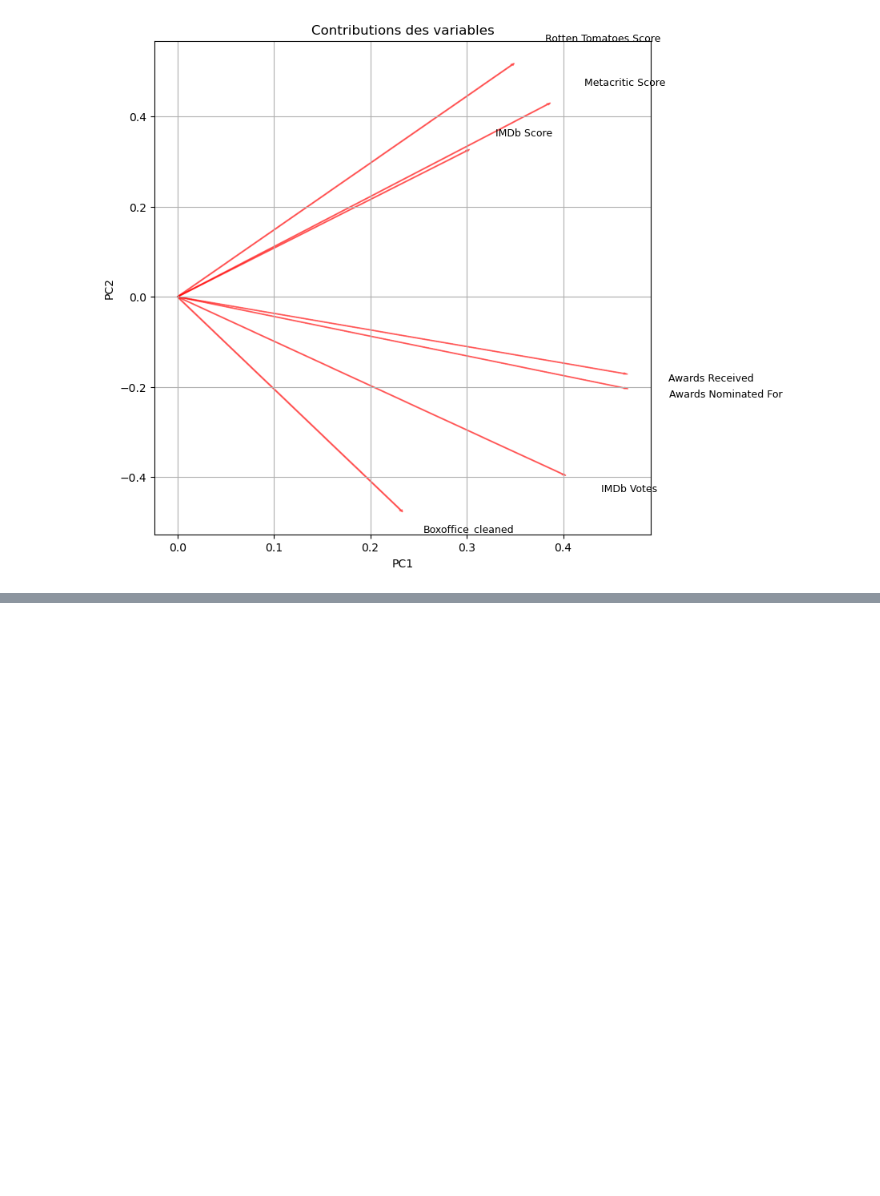
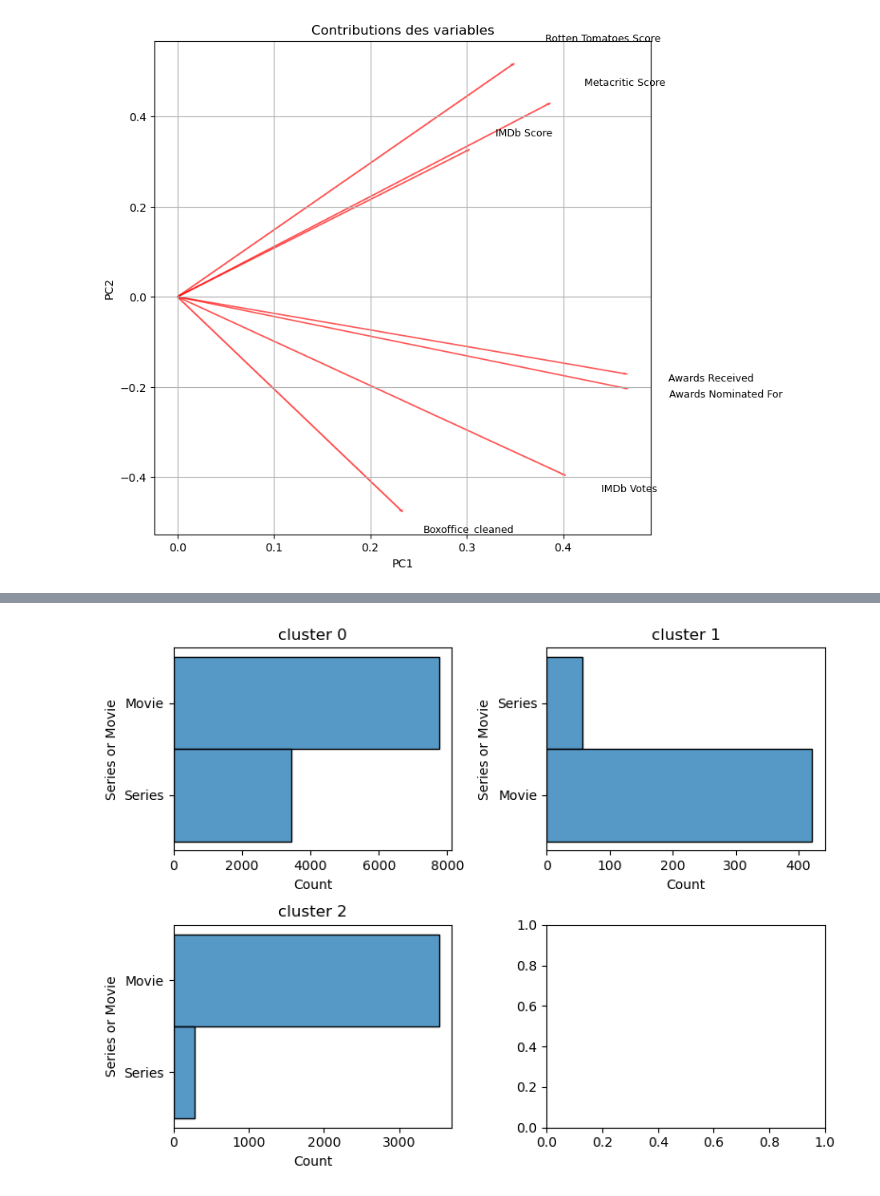
Before and after one commit to JMzhou-data/Portfolio, a Jupyter notebook: Netflix/Netflix_clustering.ipynb, the cells around one changed output, grey strips where cells are left out. Saved outputs shown, nothing was run; the diff lists cells and outputs as text; code cells hidden in the pictures; blank space fills up the shorter version.

Commit message:
Clustering k=3

```diff
--- a/Netflix/Netflix_clustering.ipynb
+++ b/Netflix/Netflix_clustering.ipynb
@@ -100,0 +103,6 @@ plt.show()
+# %%
+df['Cluster'] = KMeans(n_clusters=3, random_state=1).fit_predict(X_scaled)
+
+# Moyenne des variables pour chaque cluster
+cluster_summary = df.groupby('Cluster')[features].mean().round(2)
+print(cluster_summary)
@@ -100,0 +121,4 @@ plt.show()
+# %%
+cluster_0 = df[df['Cluster']==0]
+cluster_1 = df[df['Cluster']==1]
+cluster_2 = df[df['Cluster']==2]
@@ -100,0 +173,20 @@ plt.show()
+# %%
+import seaborn as sns
+from seaborn import histplot
+
+fig, axes = plt.subplots(2, 2, figsize=(8,6))
+
+metrics = 'Series or Movie'
+axes = axes.flatten()
+
+sns.histplot(y=cluster_0['Series or Movie'], ax=axes[0])
+axes[0].set_title('cluster 0')
+sns.histplot(y=cluster_1['Series or Movie'], ax=axes[1])
+axes[1].set_title('cluster 1')
+sns.histplot(y=cluster_2['Series or Movie'], ax=axes[2])
+axes[2].set_title('cluster 2')
+
+plt.tight_layout()
+plt.show()
+# %% [output]
+[figure, added]
```
Also changed, not shown: parts of 8 cells of this notebook.
